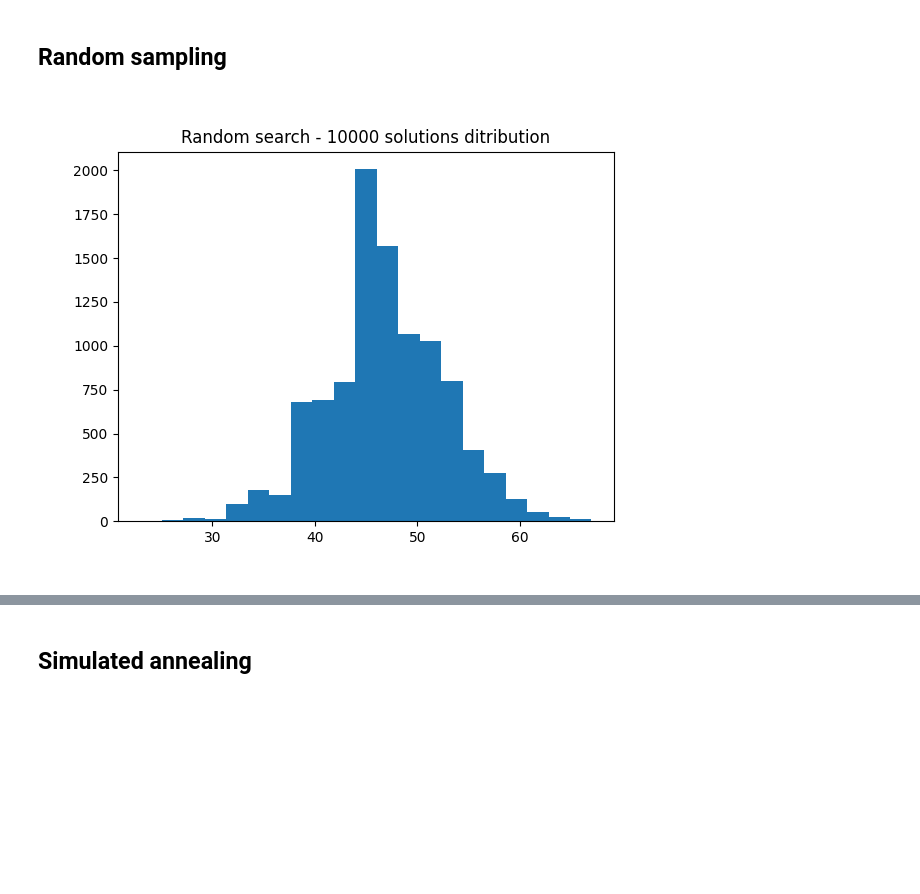
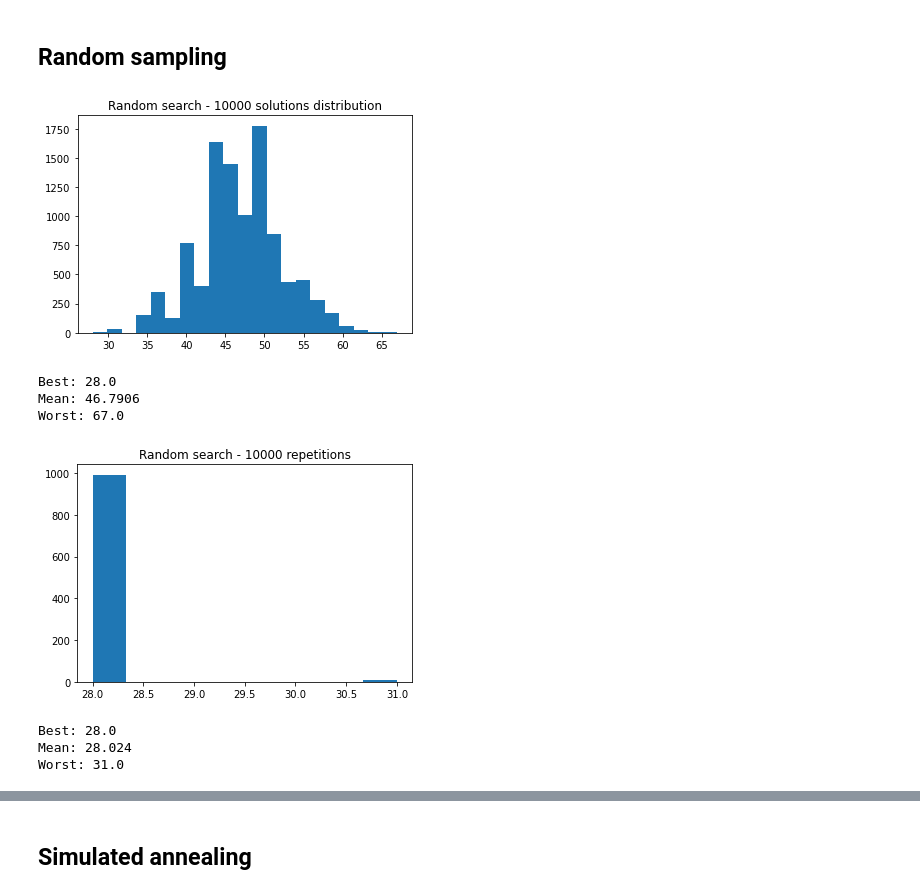
Before and after one commit to BlueDespero/CloverSolver, a Jupyter notebook: visualization/CloverSolver.ipynb, the cells around one changed output, grey strips where cells are left out. Saved outputs shown, nothing was run; the diff lists cells and outputs as text; code cells hidden in the pictures; blank space fills up the shorter version.

Commit message:
Final version of notebook

```diff
--- a/visualization/CloverSolver.ipynb
+++ b/visualization/CloverSolver.ipynb
@@ -59,9 +61,6 @@ from visualization.plots import visualize_SGA
 # %%
-path = '/content/drive/MyDrive/Colab Notebooks/data2'
-pathlist = Path(path).rglob('*.pickle')
-pathlist = [path for path in pathlist]
-np.random.seed(2)
 grid4x4 = sudoku_generator(size=4)
+no_of_empty_squares4x4 = 4**2-np.sum(grid4x4!=0)
 coordinates4x4, transcription_matrix4x4 = sudoku_matrix_representation(grid4x4)
 
 grid9x9 = sudoku_generator(size=9)
@@ -154,10 +153,28 @@ Jeżeli za przestrzeń poszukiwań weźmiemy tylko osobniki dopuszczalne, wtedy
 Pierwsze podejście zmusza do błądzenia po olbrzymiej przestrzeni poszukiwań, gdy drugie bardzo zawęża ten obszar. Nie można jednak na tej podstawie powiedzieć, które z nich jest lepsze. Możemy wyobrazić sobie przypadek, w którym pomimo dużego obszaru poszukiwań prawdopodobieństwo, że osobnik początkowy znajdzie się w miejscu, z którego dojdzie do minimum globalnego, jest znacznie większe niż w przypadku obcięcia przestrzeni do tej spełniającej warunki zadania. Innym minusem poruszania się po dopuszczalnej przestrzeni poszukiwań, jest kosztowne badanie jej. Podsumowując, nie jest jednoznaczne, która z metod sprawdzi się lepiej, dlatego przetestujemy obydwie.
 # %% [markdown]
 ## Random sampling
-# %% [markdown]
-![Random_search_1rep.png](embedded-picture-1)
+# %%
+# Przedstawienie efektywności algorytmu - analiza jednego wykonania
+plot_random_search_solution(no_of_iterations=10**4,
+                            transcription_matrix=transcription_matrix4x4,
+                            no_of_empty_squares=no_of_empty_squares4x4,
+                            tqdm_mode=False)
+# %% [output]
+[figure, added]
+Best: 28.0
+Mean: 46.7906
+Worst: 67.0
 # %%
 # Przedstawienie efektywności algorytmu - analiza wielu wykonań
+plot_random_search_solution_multi(no_of_reps=10**3, no_of_iterations=10**4,
+                                  transcription_matrix=transcription_matrix4x4,
+                                  no_of_empty_squares=no_of_empty_squares4x4,
+                                  tqdm_mode=False)
+# %% [output]
+[figure, added]
+Best: 28.0
+Mean: 28.024
+Worst: 31.0
 # %% [markdown]
 ![Random_search_1000reps.png](embedded-picture-1)
 # %% [markdown]
```
Also changed, not shown: parts of 23 cells of this notebook.
